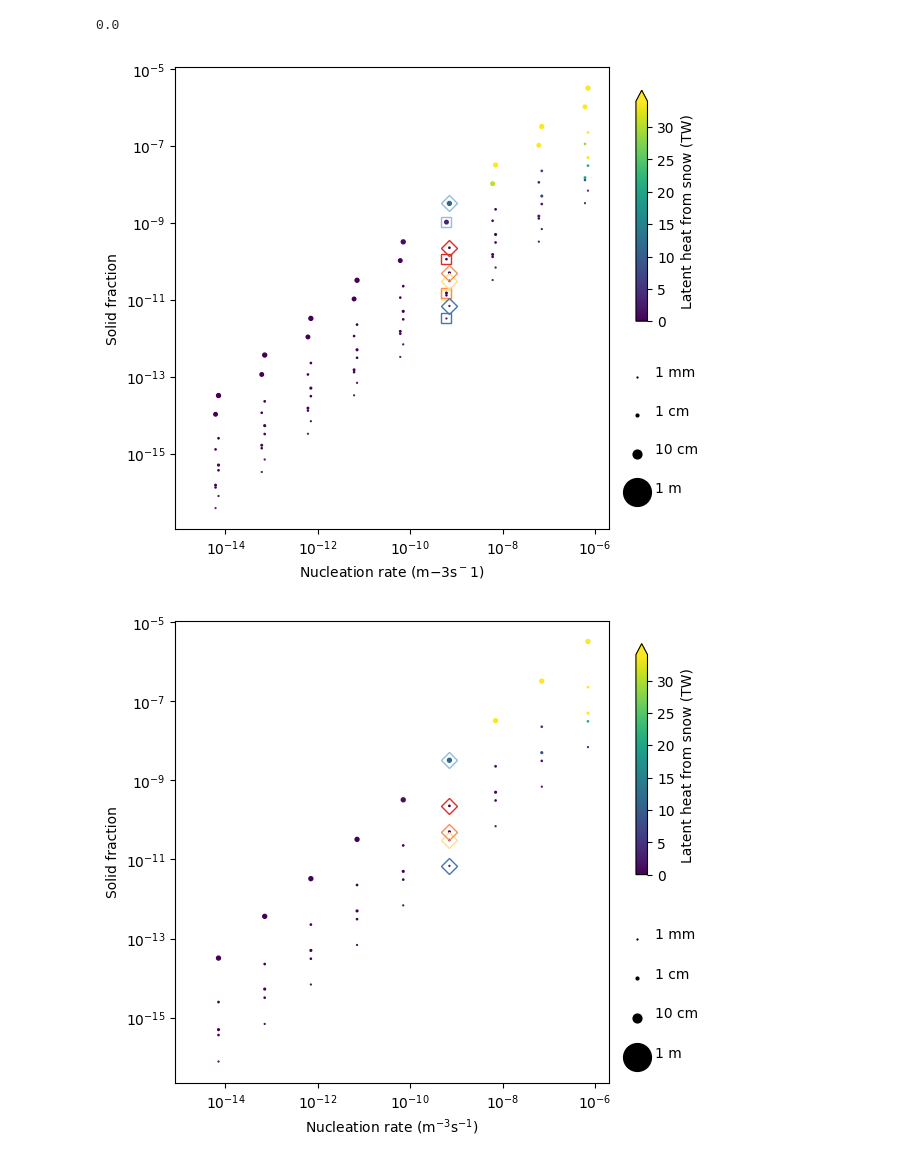
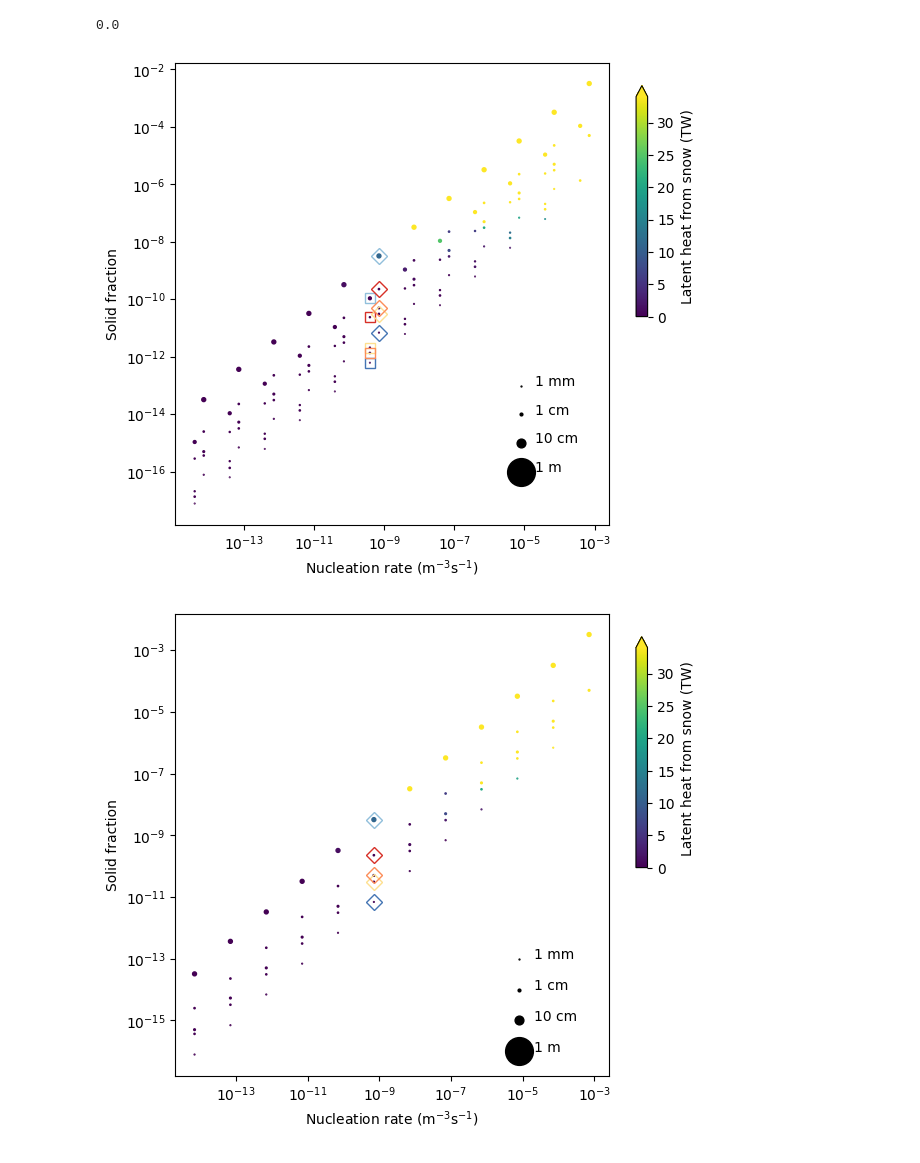
Before and after one commit to andreww/slurry, a Jupyter notebook: layer_model_plot.ipynb, the cells around one changed output. Cells and saved outputs as stored; diff of their text form; code cells hidden in the pictures.

Commit message:
Update plots to use new data

```diff
--- a/layer_model_plot.ipynb
+++ b/layer_model_plot.ipynb
@@ -259,7 +226,7 @@ def plot_lines(data, fig=None, ax=None):
     ax.set_xlabel("Nucleation rate (m$^{-3}$s$^{-1}$)")
     ax.set_xscale("log")
 
-    ax.set_xlim(0.8E-15, 2.0E-6)
+    #ax.set_xlim(0.8E-15, 2.0E-6)
     #ax.set_ylim(-80, 105)
     fig.colorbar(c, label='Latent heat from snow (TW)', extend='max', location='right',
                  shrink=0.5, anchor=(0.0,0.9))
@@ -282,39 +249,41 @@ def plot_lines(data, fig=None, ax=None):
 # %%
 red = '#d73027'
 orange = '#fc8d59'
 yellow = '#fee090'
 light_blue = '#91bfdb'
 dark_blue = '#4575b4'
 
-data = [{'file': '/Users/andreww/Code/slurry_cases/yellow_hetro_i0/cases.csv',
+base_dir = '/Users/andreww/Code/slurry_cases'
+
+data = [{'file': 'nuc_scan_1/yellow/scan.csv',
          'color': yellow, 'm': 's'},
-        {'file': '/Users/andreww/Code/slurry_cases/light_blue_hetro_i0/cases.csv',
+        {'file': 'nuc_scan_1/light_blue/scan.csv',
          'color': light_blue, 'm': 's'},
-        {'file': '/Users/andreww/Code/slurry_cases/dark_blue_hetro_i0/cases.csv',
+        {'file': 'nuc_scan_1/dark_blue/scan.csv',
          'color': dark_blue, 'm': 's'},
-        {'file': '/Users/andreww/Code/slurry_cases/orange_hetro_i0/cases.csv',
+        {'file': 'nuc_scan_1/orange/scan.csv',
          'color': orange, 'm': 's'},
-        {'file': '/Users/andreww/Code/slurry_cases/red_hetro_i0/cases.csv',
+        {'file': 'nuc_scan_1/red/scan.csv',
          'color': red, 'm': 's'},
-        {'file': '/Users/andreww/Code/slurry_cases/yellow_hetro2_i0/cases.csv',
+        {'file': 'nuc_scan_2/yellow/scan.csv',
          'color': yellow, 'm': 'D'},
-        {'file': '/Users/andreww/Code/slurry_cases/light_blue_hetro2_i0/cases.csv',
+        {'file': 'nuc_scan_2/light_blue/scan.csv',
          'color': light_blue, 'm': 'D'},
-        {'file': '/Users/andreww/Code/slurry_cases/dark_blue_hetro2_i0/cases.csv',
+        {'file': 'nuc_scan_2/dark_blue/scan.csv',
          'color': dark_blue, 'm': 'D'},
-        {'file': '/Users/andreww/Code/slurry_cases/orange_hetro2_i0/cases.csv',
+        {'file': 'nuc_scan_2/orange/scan.csv',
          'color': orange, 'm': 'D'},
-        {'file': '/Users/andreww/Code/slurry_cases/red_hetro2_i0/cases.csv',
+        {'file': 'nuc_scan_2/red/scan.csv',
          'color': red, 'm': 'D'}]
 
 for item in data:
-    filep = pathlib.Path(item["file"])
+    filep = pathlib.Path(base_dir)/item["file"]
     df = pd.read_csv(filep)
     item["df"] = df
 
 plot_lines(data)
 # %% [output]
-[figure, old version]
+[figure, new version]
 # %%
 red = '#d73027'
 orange = '#fc8d59'
@@ -322,22 +291,24 @@ yellow = '#fee090'
 light_blue = '#91bfdb'
 dark_blue = '#4575b4'
 
-data = [{'file': '/Users/andreww/Code/slurry_cases/yellow_hetro2_i0/cases.csv',
+base_dir = '/Users/andreww/Code/slurry_cases'
+
+data = [{'file': 'nuc_scan_2/yellow/scan.csv',
          'color': yellow, 'm': 'D'},
-        {'file': '/Users/andreww/Code/slurry_cases/light_blue_hetro2_i0/cases.csv',
+        {'file': 'nuc_scan_2/light_blue/scan.csv',
          'color': light_blue, 'm': 'D'},
-        {'file': '/Users/andreww/Code/slurry_cases/dark_blue_hetro2_i0/cases.csv',
+        {'file': 'nuc_scan_2/dark_blue/scan.csv',
          'color': dark_blue, 'm': 'D'},
-        {'file': '/Users/andreww/Code/slurry_cases/orange_hetro2_i0/cases.csv',
+        {'file': 'nuc_scan_2/orange/scan.csv',
          'color': orange, 'm': 'D'},
-        {'file': '/Users/andreww/Code/slurry_cases/red_hetro2_i0/cases.csv',
+        {'file': 'nuc_scan_2/red/scan.csv',
          'color': red, 'm': 'D'}]
 
 for item in data:
-    filep = pathlib.Path(item["file"])
+    filep = pathlib.Path(base_dir)/item["file"]
     df = pd.read_csv(filep)
     item["df"] = df
 
 plot_lines(data)
 # %% [output]
-[figure, old version]
+[figure, new version]
```
Also changed, not shown: parts of 7 cells of this notebook.
